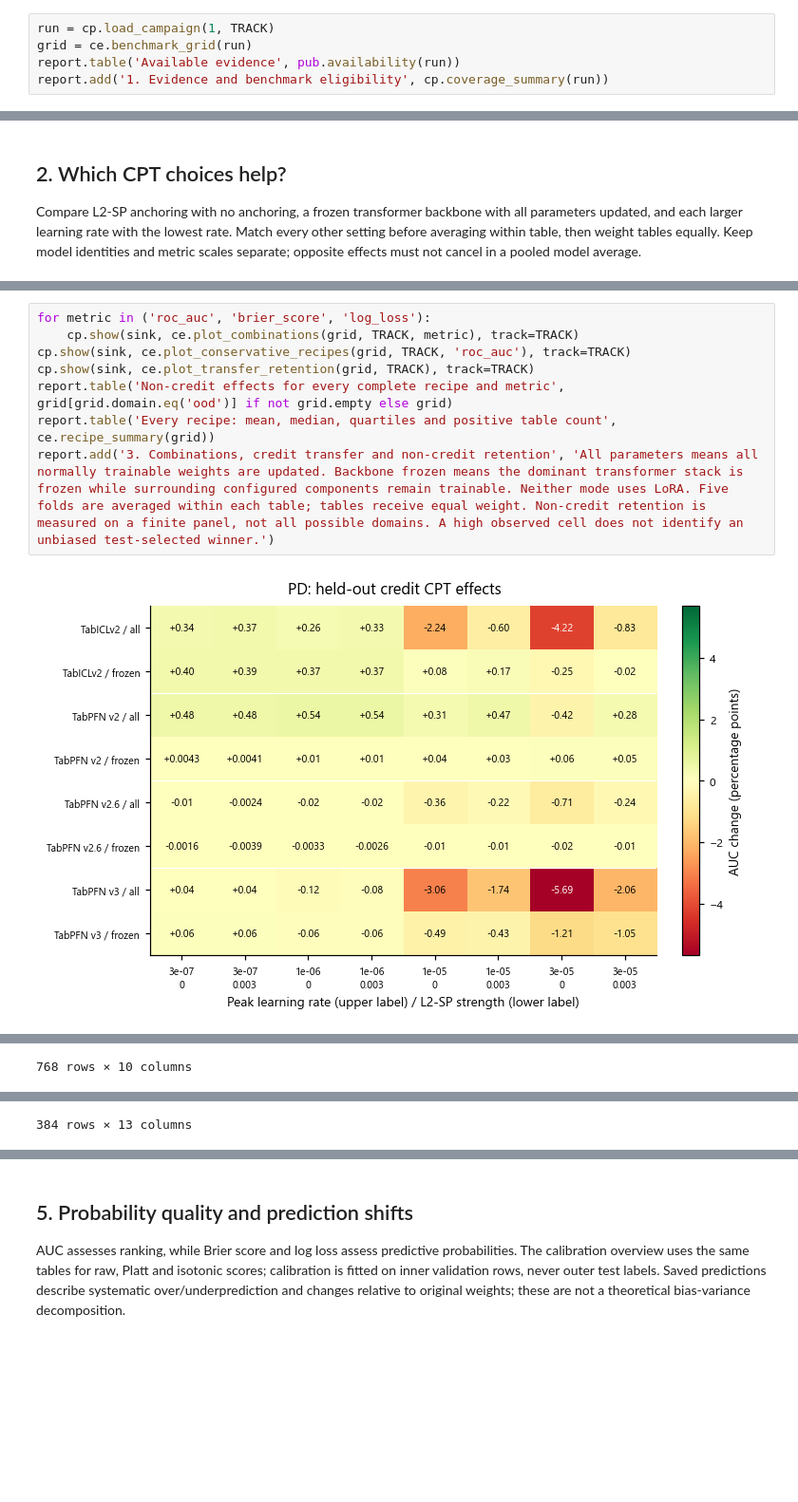
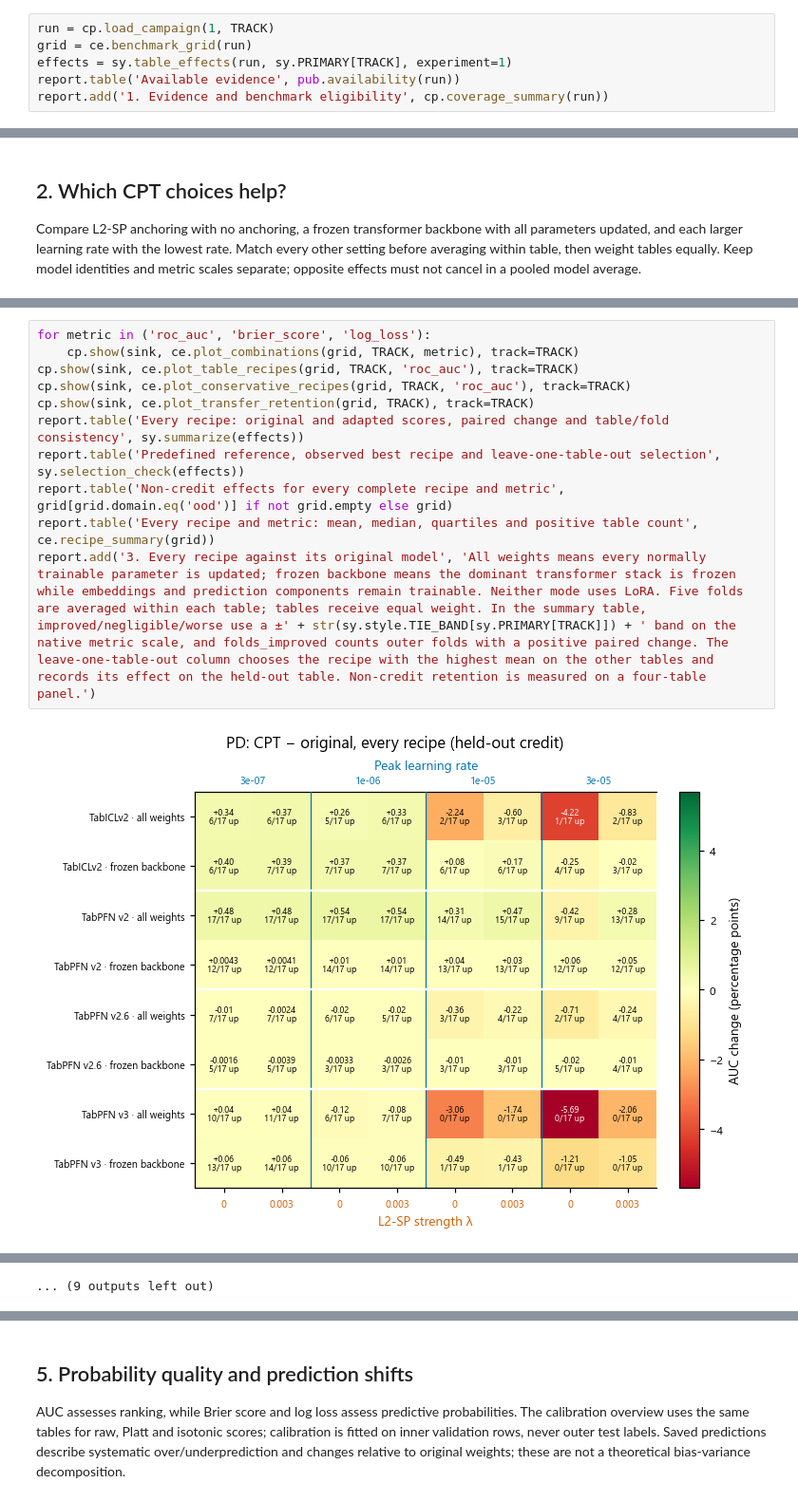
Before and after one commit to andreasgoethals/CreditPFN, a Jupyter notebook: notebooks/experiment1/03_results_pd.ipynb, the cells around one changed output, grey strips where cells are left out. Shown at 95% size. Saved outputs shown, nothing was run; the diff lists cells and outputs as text; blank space fills up the shorter version.

```diff
--- a/notebooks/experiment1/03_results_pd.ipynb
+++ b/notebooks/experiment1/03_results_pd.ipynb
@@ -38,6 +39,7 @@ Each final comparison requires five finite, successful outer folds and paired or
 # %%
 run = cp.load_campaign(1, TRACK)
 grid = ce.benchmark_grid(run)
+effects = sy.table_effects(run, sy.PRIMARY[TRACK], experiment=1)
 report.table('Available evidence', pub.availability(run))
 report.add('1. Evidence and benchmark eligibility', cp.coverage_summary(run))
 # %% [output]
@@ -64,10 +66,13 @@ Average choice effects can hide interactions. Each matrix retains all learning-r
 # %%
 for metric in ('roc_auc', 'brier_score', 'log_loss'):
     cp.show(sink, ce.plot_combinations(grid, TRACK, metric), track=TRACK)
+cp.show(sink, ce.plot_table_recipes(grid, TRACK, 'roc_auc'), track=TRACK)
 cp.show(sink, ce.plot_conservative_recipes(grid, TRACK, 'roc_auc'), track=TRACK)
 cp.show(sink, ce.plot_transfer_retention(grid, TRACK), track=TRACK)
+report.table('Every recipe: original and adapted scores, paired change and table/fold consistency', sy.summarize(effects))
+report.table('Predefined reference, observed best recipe and leave-one-table-out selection', sy.selection_check(effects))
 report.table('Non-credit effects for every complete recipe and metric', grid[grid.domain.eq('ood')] if not grid.empty else grid)
-report.table('Every recipe: mean, median, quartiles and positive table count', ce.recipe_summary(grid))
-report.add('3. Combinations, credit transfer and non-credit retention', 'All parameters means all normally trainable weights are updated. Backbone frozen means the dominant transformer stack is frozen while surrounding configured components remain trainable. Neither mode uses LoRA. Five folds are averaged within each table; tables receive equal weight. Non-credit retention is measured on a finite panel, not all possible domains. A high observed cell does not identify an unbiased test-selected winner.')
+report.table('Every recipe and metric: mean, median, quartiles and positive table count', ce.recipe_summary(grid))
+report.add('3. Every recipe against its original model', 'All weights means every normally trainable parameter is updated; frozen backbone means the dominant transformer stack is frozen while embeddings and prediction components remain trainable. Neither mode uses LoRA. Five folds are averaged within each table; tables receive equal weight. In the summary table, improved/negligible/worse use a ±' + str(sy.style.TIE_BAND[sy.PRIMARY[TRACK]]) + ' band on the native metric scale, and folds_improved counts outer folds with a positive paired change. The leave-one-table-out column chooses the recipe with the highest mean on the other tables and records its effect on the held-out table. Non-credit retention is measured on a four-table panel.')
 # %% [output]
-[figure, old version]
+[figure, new version]
@@ -95 +90 @@ PD. Final five-fold benchmark effects relative to original weights, matched by C
-768 rows × 10 columns
+... (9 outputs left out)
@@ -108,2 +91 @@ PD. Final five-fold benchmark effects relative to original weights, matched by C
-384 rows × 13 columns
 # %% [markdown]
```
Also changed, not shown: parts of 9 cells of this notebook, 40 other files.
